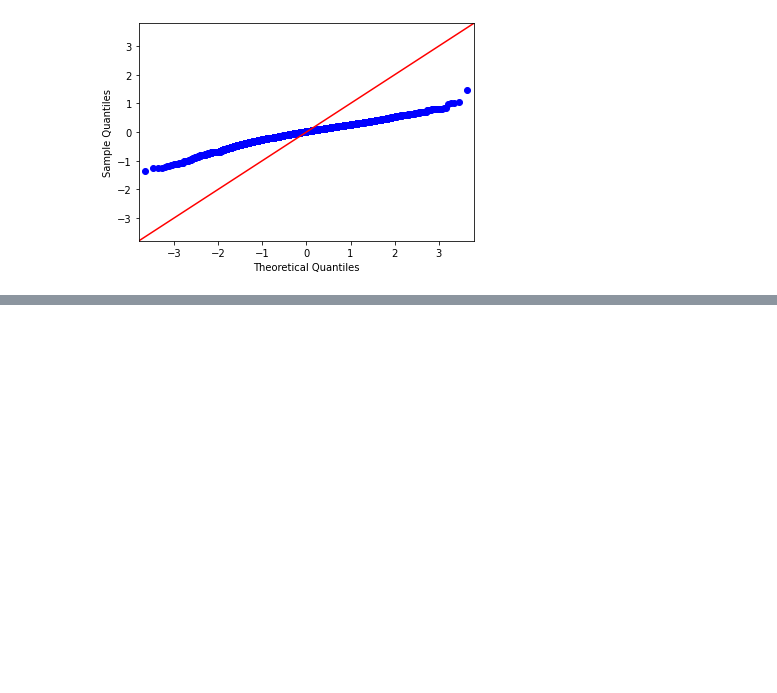
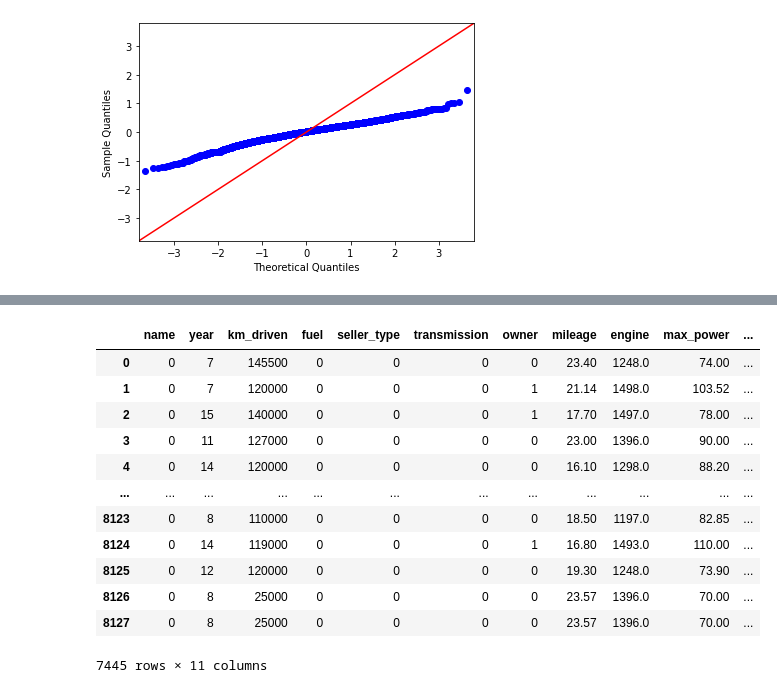
Before and after one commit to CharudattaManwatkar/lra_final_project_group_17, a Jupyter notebook: LRA_final_project_cleanboy.ipynb, the cells around one changed output, grey strips where cells are left out. Saved outputs shown, nothing was run; the diff lists cells and outputs as text; code cells hidden in the pictures; blank space fills up the shorter version.

```diff
--- a/LRA_final_project_cleanboy.ipynb
+++ b/LRA_final_project_cleanboy.ipynb
@@ -882,0 +868,32 @@ car_data_dropped
+# %%
+def convert_name(name_str):
+    if name_str == 'local':
+        return 0
+    else:
+        return 1
+def convert_fuel(fuel_str):
+    if fuel_str == 'Coventional':
+        return 0
+    else:
+        return 1
+def convert_seller_type(seller_type_str):
+    if seller_type_str == 'Individual':
+        return 0
+    else:
+        return 1
+def convert_transmission(transmission_str):
+    if transmission_str == 'Manual':
+        return 0
+    else:
+        return 1
+def convert_owner(owner_str):
+    if owner_str == 'New':
+        return 0
+    else:
+        return 1
+car_data_converted = car_data_dropped.copy()
+car_data_converted['name'] = car_data_converted['name'].apply(convert_name)
+car_data_converted['fuel'] = car_data_converted['fuel'].apply(convert_fuel)
+car_data_converted['seller_type'] = car_data_converted['seller_type'].apply(convert_seller_type)
+car_data_converted['owner'] = car_data_converted['owner'].apply(convert_owner)
+car_data_converted['transmission'] = car_data_converted['transmission'].apply(convert_transmission)
@@ -883,2 +916,3 @@ car_data_dropped
 # %%
-model = smf.ols('selling_price_log~name+year+km_driven+fuel+mileage+max_power+engine', data = car_data_dropped).fit()
+model_log =smf.ols('selling_price_log ~name+year+km_driven+seller_type+transmission+owner+mileage+engine+max_power',data=car_data_converted).fit()
+model_log.summary()
@@ -915,0 +1034,18 @@ AttributeError: 'list' object has no attribute 'astype'
+# %%
+POST_HETRO_DATA=car_data_converted.drop(['selling_price', 'torque','seats','res_sq','weight'],axis=1)
+# %%
+POST_HETRO_DATA
+# %% [output]
+|  | name | year | km_driven | fuel | seller_type | transmission | owner | mileage | engine | max_power | ... |
+| 0 | 0 | 7 | 145500 | 0 | 0 | 0 | 0 | 23.40 | 1248.0 | 74.00 | ... |
+| 1 | 0 | 7 | 120000 | 0 | 0 | 0 | 1 | 21.14 | 1498.0 | 103.52 | ... |
+| 2 | 0 | 15 | 140000 | 0 | 0 | 0 | 1 | 17.70 | 1497.0 | 78.00 | ... |
+| 3 | 0 | 11 | 127000 | 0 | 0 | 0 | 0 | 23.00 | 1396.0 | 90.00 | ... |
+| 4 | 0 | 14 | 120000 | 0 | 0 | 0 | 0 | 16.10 | 1298.0 | 88.20 | ... |
+| ... | ... | ... | ... | ... | ... | ... | ... | ... | ... | ... | ... |
+| 8123 | 0 | 8 | 110000 | 0 | 0 | 0 | 0 | 18.50 | 1197.0 | 82.85 | ... |
+| 8124 | 0 | 14 | 119000 | 0 | 0 | 0 | 1 | 16.80 | 1493.0 | 110.00 | ... |
+| 8125 | 0 | 12 | 120000 | 0 | 0 | 0 | 0 | 19.30 | 1248.0 | 73.90 | ... |
+| 8126 | 0 | 8 | 25000 | 0 | 0 | 0 | 0 | 23.57 | 1396.0 | 70.00 | ... |
+| 8127 | 0 | 8 | 25000 | 0 | 0 | 0 | 0 | 23.57 | 1396.0 | 70.00 | ... |
+7445 rows × 11 columns
```
Also changed, not shown: parts of 28 cells of this notebook.
